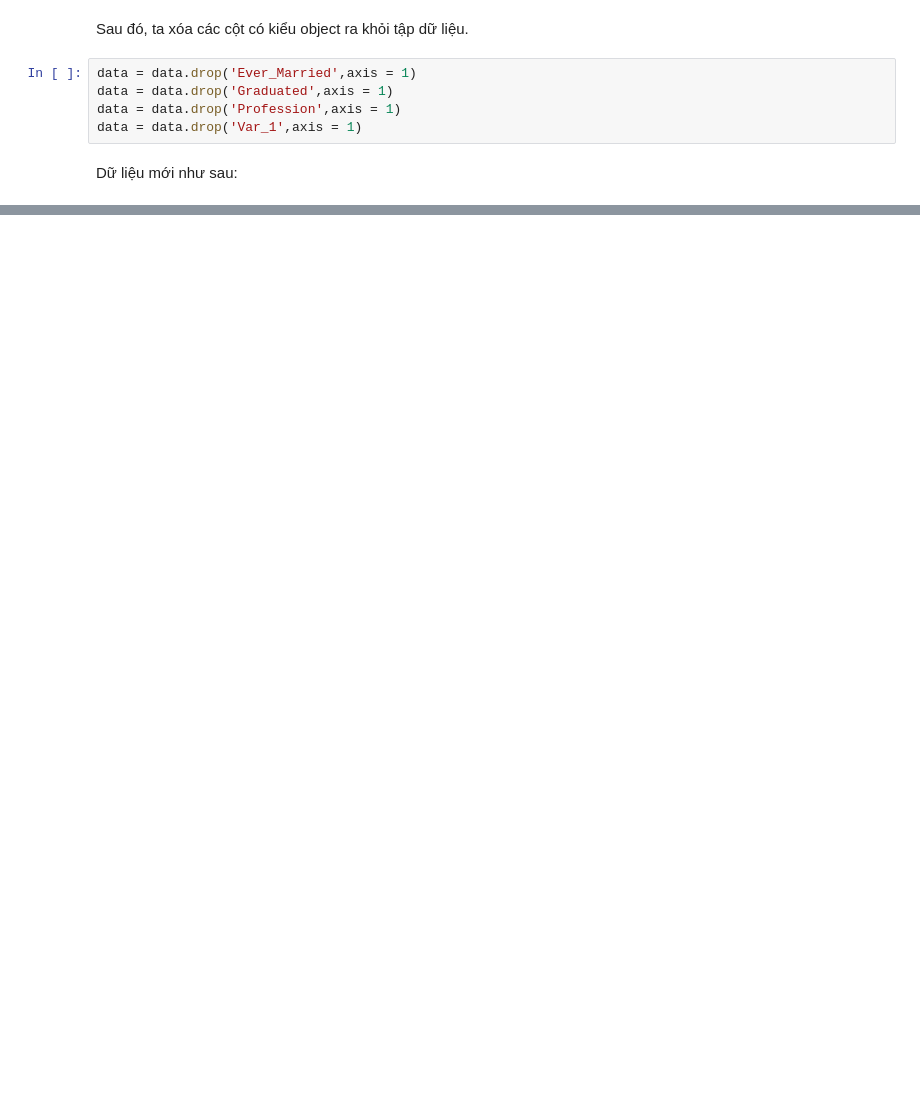
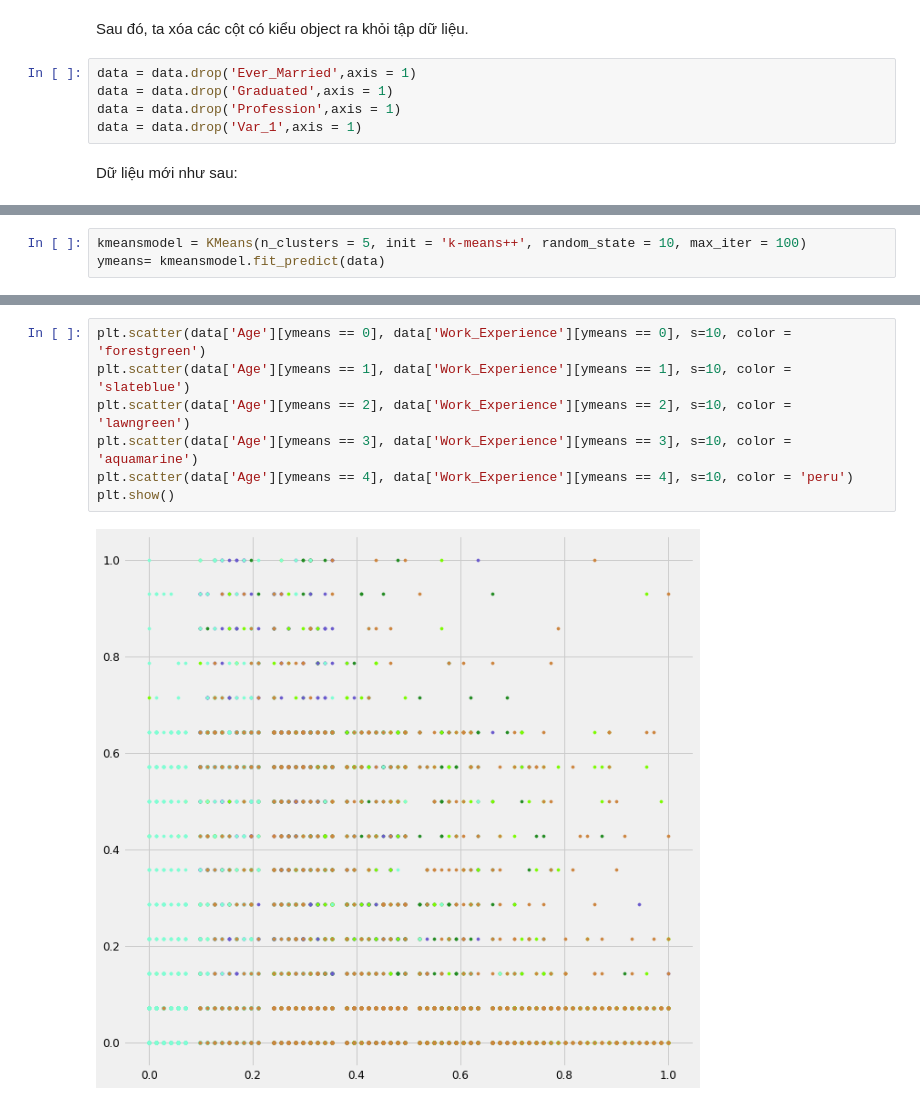
Before and after one commit to NDuyUyen/Customer_Segmentation, a Jupyter notebook: Customer_Clustering.ipynb, the cells around one changed output, grey strips where cells are left out. Saved outputs shown, nothing was run; the diff lists cells and outputs as text; blank space fills up the shorter version.

```diff
--- a/Customer_Clustering.ipynb
+++ b/Customer_Clustering.ipynb
@@ -428,0 +474,3 @@ sns.heatmap(round(correlations,2), cmap='vlag', annot=True,
+# %%
+kmeansmodel = KMeans(n_clusters = 5, init = 'k-means++', random_state = 10, max_iter = 100)
+ymeans= kmeansmodel.fit_predict(data)
@@ -428,0 +504,9 @@ sns.heatmap(round(correlations,2), cmap='vlag', annot=True,
+# %%
+plt.scatter(data['Age'][ymeans == 0], data['Work_Experience'][ymeans == 0], s=10, color = 'forestgreen')
+plt.scatter(data['Age'][ymeans == 1], data['Work_Experience'][ymeans == 1], s=10, color = 'slateblue')
+plt.scatter(data['Age'][ymeans == 2], data['Work_Experience'][ymeans == 2], s=10, color = 'lawngreen')
+plt.scatter(data['Age'][ymeans == 3], data['Work_Experience'][ymeans == 3], s=10, color = 'aquamarine')
+plt.scatter(data['Age'][ymeans == 4], data['Work_Experience'][ymeans == 4], s=10, color = 'peru')
+plt.show()
+# %% [output]
+[figure, added]
```
Also changed, not shown: parts of 22 cells of this notebook.
